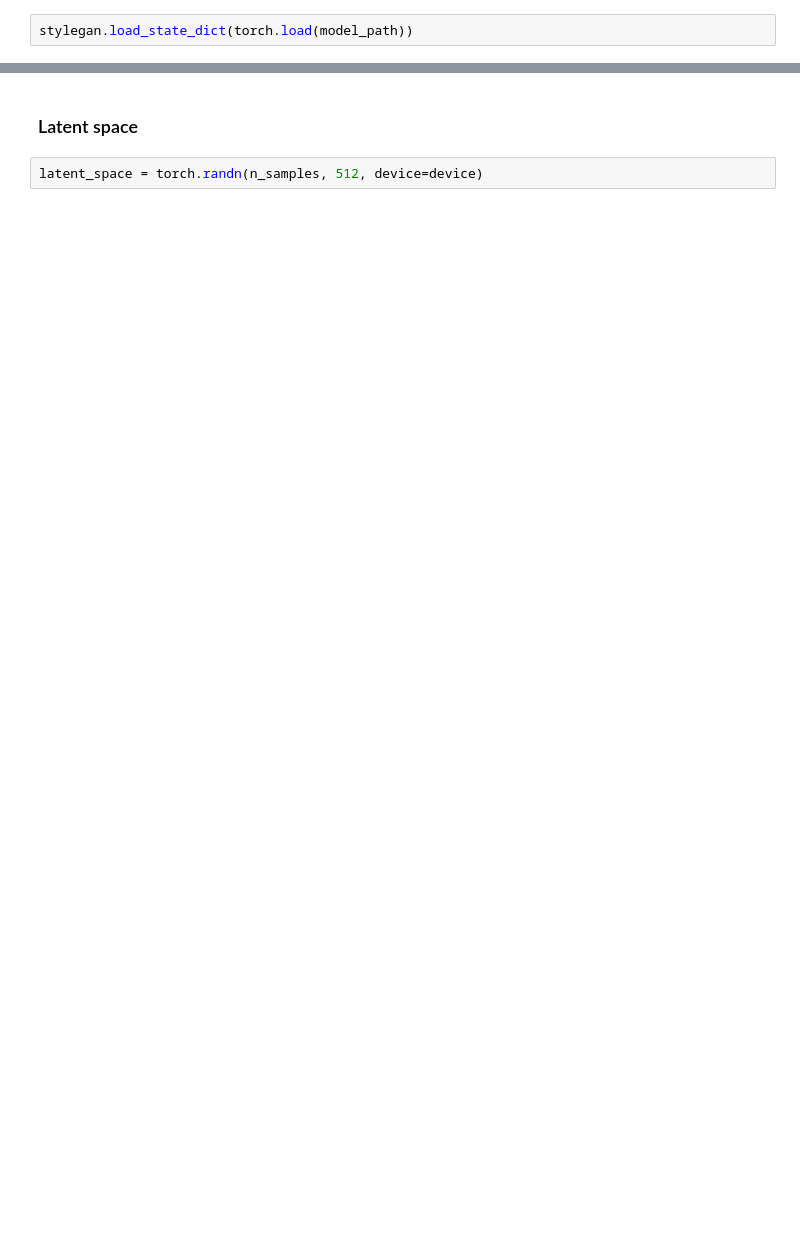
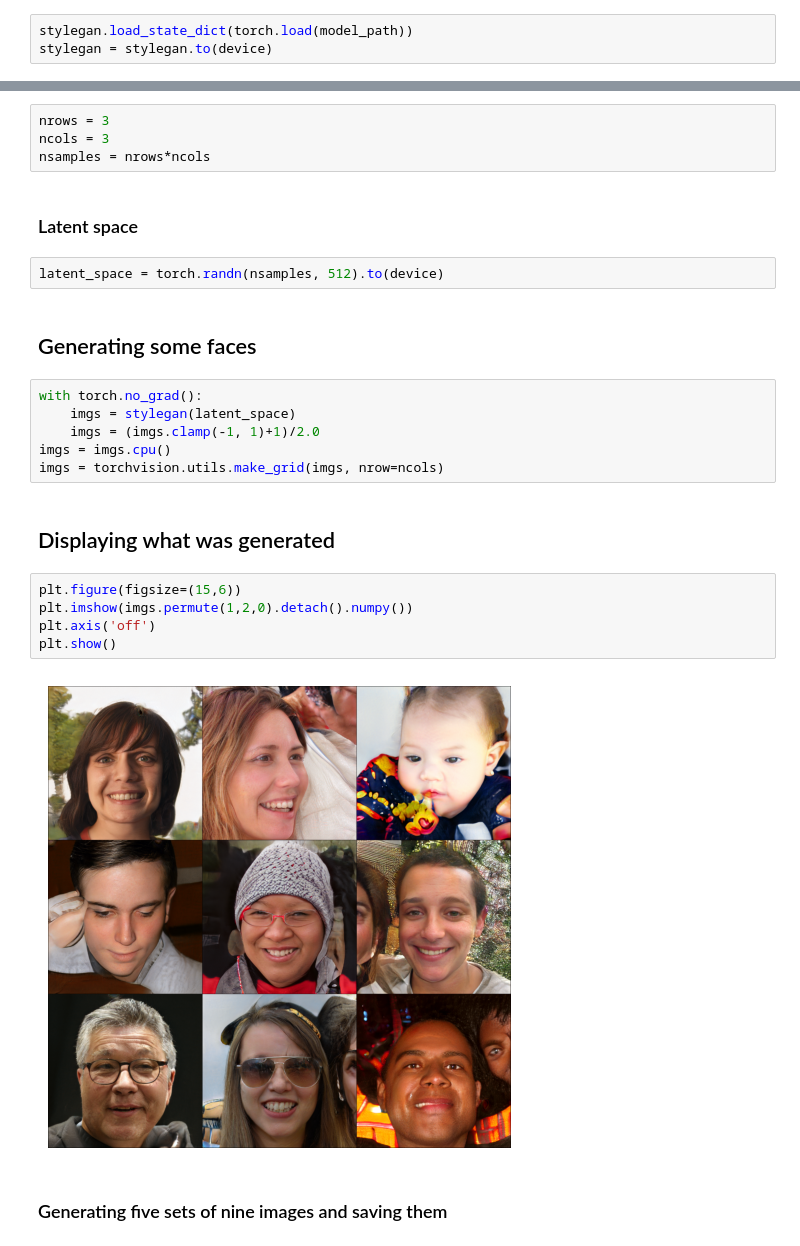
Before and after one commit to joaoppagnan/ea979-projeto-199727, a Jupyter notebook: notebooks/1.0-jpp-stylegan.ipynb, the cells around one changed output, grey strips where cells are left out. Drawn from its saved outputs; the diff is of its cells as text; blank space fills up the shorter version.

Commit message:
Generated five sets of nine faces with the StyleGAN

```diff
--- a/notebooks/1.0-jpp-stylegan.ipynb
+++ b/notebooks/1.0-jpp-stylegan.ipynb
@@ -35,3 +33,4 @@ model_filename = 'karras2019stylegan-ffhq-1024x1024.for_g_all.pt'
 model_path = os.path.join(REPO_ROOT_DIR, 'models', model_filename)
 # %%
 stylegan.load_state_dict(torch.load(model_path))
+stylegan = stylegan.to(device)
@@ -46,4 +39,27 @@ n_samples = n_rows*n_cols
+# %%
+nrows = 3
+ncols = 3
+nsamples = nrows*ncols
 # %% [markdown]
 ### Latent space
 # %%
-latent_space = torch.randn(n_samples, 512, device=device)
+latent_space = torch.randn(nsamples, 512).to(device)
+# %% [markdown]
+## Generating some faces
+# %%
+with torch.no_grad():
+    imgs = stylegan(latent_space)
+    imgs = (imgs.clamp(-1, 1)+1)/2.0
+imgs = imgs.cpu()
+imgs = torchvision.utils.make_grid(imgs, nrow=ncols)
+# %% [markdown]
+## Displaying what was generated
+# %%
+plt.figure(figsize=(15,6))
+plt.imshow(imgs.permute(1,2,0).detach().numpy())
+plt.axis('off')
+plt.show()
+# %% [output]
+[figure, added]
+# %% [markdown]
+### Generating five sets of nine images and saving them
```
Also changed, not shown: parts of 5 cells of this notebook, 9 other files.
